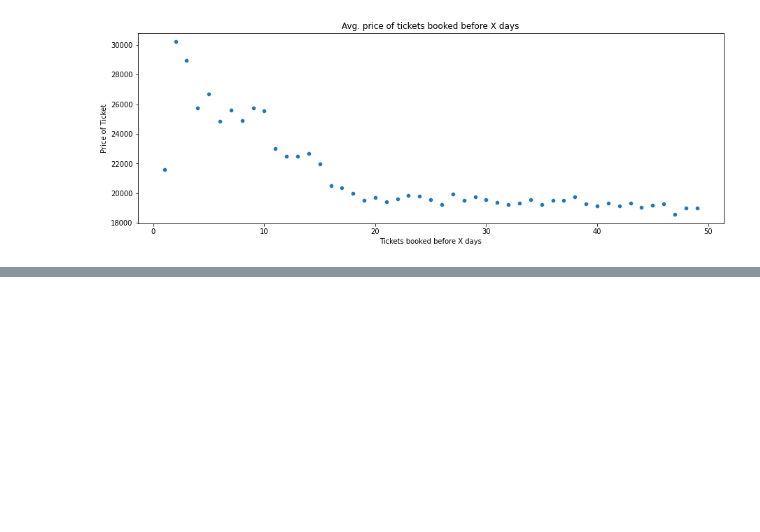
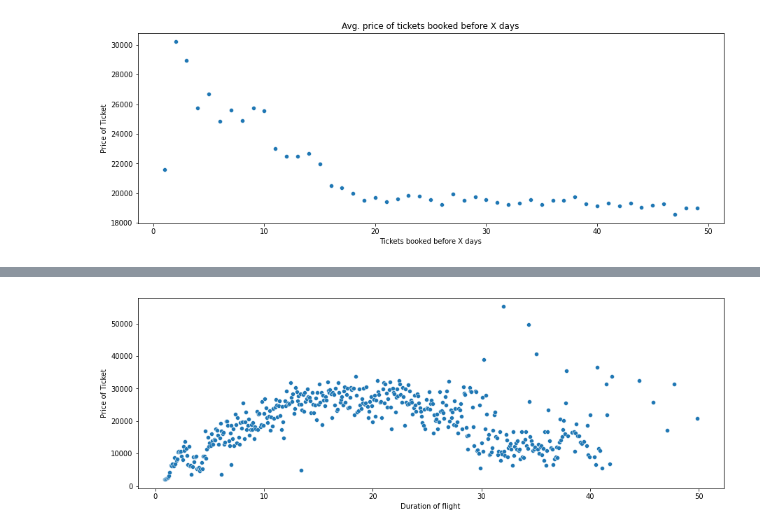
Before and after one commit to heyitsabhijeet/Indian-Airlines-Ticket-Price-Analysis, a Jupyter notebook: India Airlines Ticket Price Exploratory Analysis.ipynb, the cells around one changed output, grey strips where cells are left out. Saved outputs shown, nothing was run; the diff lists cells and outputs as text; code cells hidden in the pictures; blank space fills up the shorter version.

```diff
--- a/India Airlines Ticket Price Exploratory Analysis.ipynb
+++ b/India Airlines Ticket Price Exploratory Analysis.ipynb
@@ -142,0 +153,8 @@ plt.show(DP)
+# %%
+df_temp2 = df.groupby(['duration'])['price'].mean().reset_index()
+plt.figure(figsize=(15,5))
+PD = sns.scatterplot(x='duration', y='price', data = df_temp2)
+PD.set(xlabel='Duration of flight', ylabel='Price of Ticket', label='Average price depending on duration of flight')
+plt.show(PD)
+# %% [output]
+[figure, added]
```
Also changed, not shown: parts of 3 cells of this notebook.
